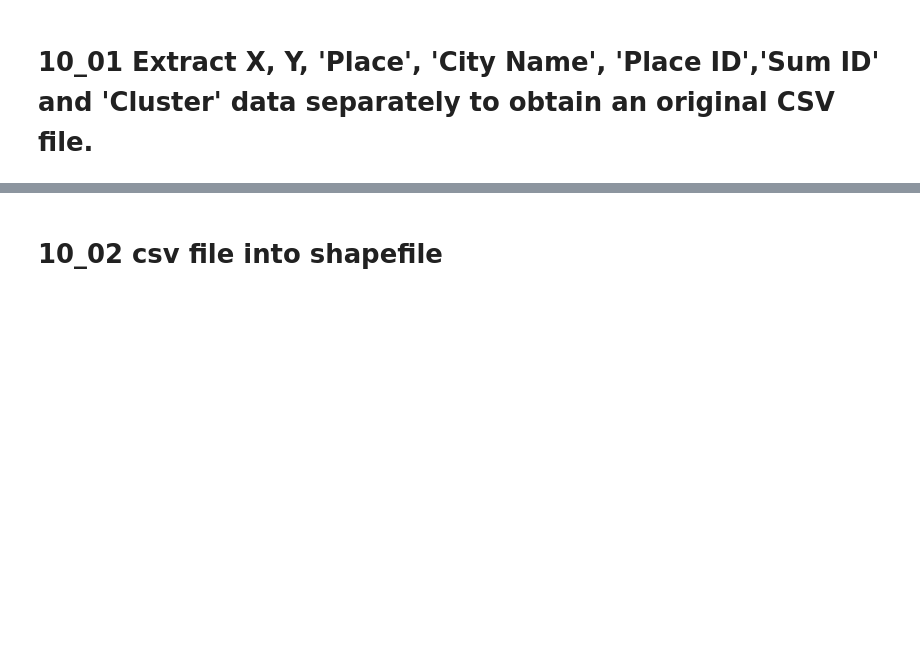
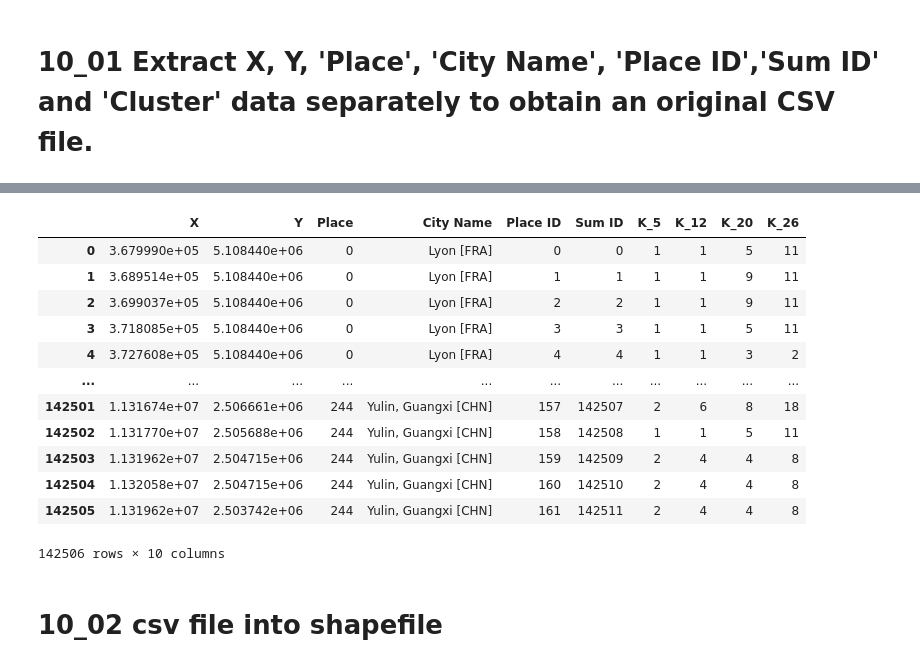
Before and after one commit to LiliLIN0324/gloabl-urban-heat, a Jupyter notebook: coding/d_zonalst&cluster_merge_visual.ipynb, the cells around one changed output, grey strips where cells are left out. Saved outputs shown, nothing was run; the diff lists cells and outputs as text; code cells hidden in the pictures; blank space fills up the shorter version.

```diff
--- a/coding/d_zonalst&cluster_merge_visual.ipynb
+++ b/coding/d_zonalst&cluster_merge_visual.ipynb
@@ -20,21 +20,20 @@ Here is the specific process breakdown:
 import pandas as pd
 import os
 import numpy as np
-K_range = [11]
-for K in K_range:
-    cluster_origin_file=rf'D:\file\d_som\223_cities_combined_moving_ave_cluster_sort.csv'
-    output_file_path=rf'D:\file\d_som'
-    # 创建输出文件所在的目录
-    os.makedirs(output_file_path, exist_ok=True)
 
-    data = pd.read_csv(cluster_origin_file)
-    data_xy = data.iloc[:, 0:2]  # Assuming that the first two columns are not features
-    # 将结果保存为CSV文件，并加入前两列数据
-    df = pd.DataFrame(data_xy)
-    # 确保这些列存在
-    for col in ['Place', 'City Name', 'Place ID','Sum ID', 'Cluster']:
-        if col in data.columns:
-            df[col] = data[col]
+cluster_origin_file=rf'D:\file\d_som\223_cities_combined_moving_ave_cluster_sort.csv'
+output_file_path=rf'D:\file\d_som'
+# 创建输出文件所在的目录
+os.makedirs(output_file_path, exist_ok=True)
 
-    output_file =  os.path.join(output_file_path,rf'223_cities_combined_moving_ave_cluster_sort_xy.csv')
-    df.to_csv(output_file, index=False)
+data = pd.read_csv(cluster_origin_file)
+data_xy = data.iloc[:, 0:2]  # Assuming that the first two columns are not features
+# 将结果保存为CSV文件，并加入前两列数据
+df = pd.DataFrame(data_xy)
+# 确保这些列存在
+for col in ['Place', 'City Name', 'Place ID','Sum ID', 'K_5', 'K_12', 'K_20', 'K_26']:
+    if col in data.columns:
+        df[col] = data[col]
+
+output_file =  os.path.join(output_file_path,rf'223_cities_combined_moving_ave_cluster_sort_xy.csv')
+df.to_csv(output_file, index=False)
@@ -41,3 +56,19 @@ for K in K_range:
+# %%
+df
+# %% [output]
+|  | X | Y | Place | City Name | Place ID | Sum ID | K_5 | K_12 | K_20 | K_26 |
+| 0 | 3.679990e+05 | 5.108440e+06 | 0 | Lyon [FRA] | 0 | 0 | 1 | 1 | 5 | 11 |
+| 1 | 3.689514e+05 | 5.108440e+06 | 0 | Lyon [FRA] | 1 | 1 | 1 | 1 | 9 | 11 |
+| 2 | 3.699037e+05 | 5.108440e+06 | 0 | Lyon [FRA] | 2 | 2 | 1 | 1 | 9 | 11 |
+| 3 | 3.718085e+05 | 5.108440e+06 | 0 | Lyon [FRA] | 3 | 3 | 1 | 1 | 5 | 11 |
+| 4 | 3.727608e+05 | 5.108440e+06 | 0 | Lyon [FRA] | 4 | 4 | 1 | 1 | 3 | 2 |
+| ... | ... | ... | ... | ... | ... | ... | ... | ... | ... | ... |
+| 142501 | 1.131674e+07 | 2.506661e+06 | 244 | Yulin, Guangxi [CHN] | 157 | 142507 | 2 | 6 | 8 | 18 |
+| 142502 | 1.131770e+07 | 2.505688e+06 | 244 | Yulin, Guangxi [CHN] | 158 | 142508 | 1 | 1 | 5 | 11 |
+| 142503 | 1.131962e+07 | 2.504715e+06 | 244 | Yulin, Guangxi [CHN] | 159 | 142509 | 2 | 4 | 4 | 8 |
+| 142504 | 1.132058e+07 | 2.504715e+06 | 244 | Yulin, Guangxi [CHN] | 160 | 142510 | 2 | 4 | 4 | 8 |
+| 142505 | 1.131962e+07 | 2.503742e+06 | 244 | Yulin, Guangxi [CHN] | 161 | 142511 | 2 | 4 | 4 | 8 |
+142506 rows × 10 columns
 # %% [markdown]
 # 10_02 csv file into shapefile
 # %%
```
Also changed, not shown: parts of 10 cells of this notebook, 3 other files.
